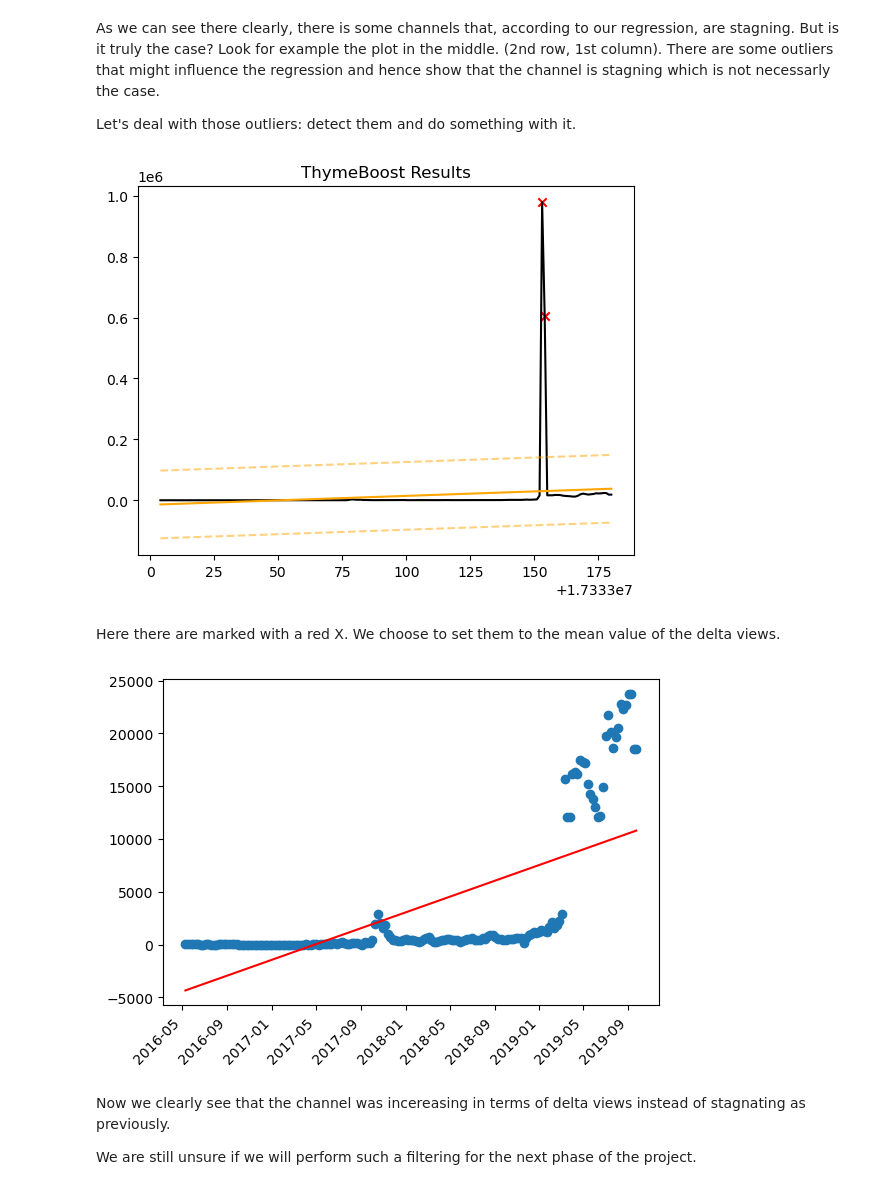
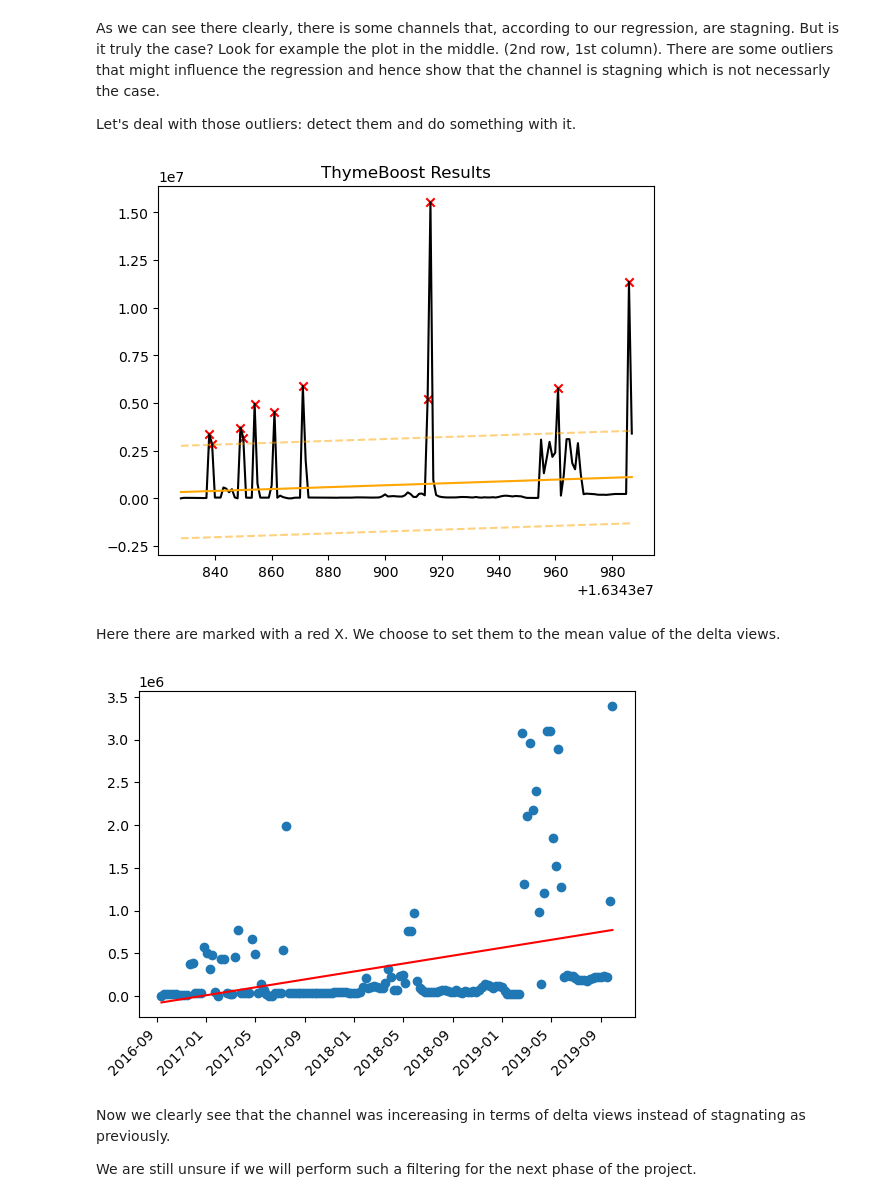
Before and after one commit to epfl-ada/ada-2022-project-pinacolada, a Jupyter notebook: notebook.ipynb, the cells around one changed output. Drawn from its saved outputs; the diff is of its cells as text; code cells hidden in the pictures.

```diff
--- a/notebook.ipynb
+++ b/notebook.ipynb
@@ -161,6 +163,6 @@ ax.grid()
 # %% [markdown]
 From the graph above, we can see that there is relatively big expansion of the number of channels from 2016 to 2017 and grows slower after. From that we decide to pick only timeseries starting timestamp in January 2017. Also we decide to take channels that have at least 140 timestamps (which correspond to ~3 years)
 # %%
-timeseries_filtered = timeseries[timeseries.datetime > pd.to_datetime("2017-3-1")]
+timeseries_filtered = timeseries[timeseries.datetime >= pd.to_datetime("2017-3-1")]
 print("We know have {} datapoints".format(len(timeseries_filtered)))
 # %% [output]
@@ -229,7 +231,7 @@ plt.show()
 # %% [markdown]
 Here you can see that we have the correct number of timestamp that we found in the graph above. Because of this given distribution, we decided to only keep timseries with a small amount of missing timestamps.
 # %%
-big_timeseries_sizes = timeseries_sizes[timeseries_sizes.values >= 142]
+big_timeseries_sizes = timeseries_sizes[timeseries_sizes.values >= 135]
 long_timeseries = timeseries[timeseries['channel'].isin(big_timeseries_sizes.index)]
 print(len(long_timeseries))
 long_timeseries.head()
@@ -268,7 +270,7 @@ Most of the channels have delta_views's mean between 8k - 28k
 Loop over all channels to compute the slope and intercept value used for the linear regression. All data are min-max normalize.
 # %%
 slopes = []
-for name, channel_df in long_timeseries.groupby('channel'):
+for name, channel_df in tqdm(long_timeseries.groupby('channel')):
     dv = channel_df['delta_views']
     normalized_df=(dv-dv.min())/(dv.max() - dv.min())
     res = stats.linregress(range(len(channel_df)), normalized_df.values)
@@ -335,7 +337,7 @@ As we can see there clearly, there is some channels that, according to our regre
 Let's deal with those outliers: detect them and do something with it.
 # %%
 boosted_model = tb.ThymeBoost()
-idx = int(len(slopes_sort) /2)
+idx = int(len(slopes_sort) / 2) + 4
 df = long_timeseries[long_timeseries['channel'] == slopes_sort[idx][0]]
 output = boosted_model.detect_outliers(df['delta_views'],
                                        trend_estimator='linear',
@@ -344,19 +346,22 @@ output = boosted_model.detect_outliers(df['delta_views'],
                                        fit_type='global')
 boosted_model.plot_results(output)
 # %% [output]
-[figure, old version]
+[figure, new version]
 # %% [markdown]
 Here there are marked with a red X. We choose to set them to the mean value of the delta views.
 # %%
 fig, ax = plt.subplots()
-mean = output.y.mean()
-output[output.outliers] = mean
-res = stats.linregress(range(len(output)), output.y)
-ax.scatter(df.datetime, output.y)
+# print(output[output.outliers].y)
+df_out = output.y.copy()
+df_out[output.outliers] = output[output.outliers].yhat
+# print(output[output.outliers].yhat)
+# print(output[output.outliers].y)
+res = stats.linregress(range(len(output)), df_out)
+ax.scatter(df.datetime, df_out)
 ax.plot(df.datetime, res.intercept + range(len(output)) * res.slope, color="red")
 fig.autofmt_xdate(rotation=45)
 # %% [output]
-[figure, old version]
+[figure, new version]
 # %% [markdown]
 Now we clearly see that the channel was incereasing in terms of delta views instead of stagnating as previously.
 
```
Also changed, not shown: parts of 9 cells of this notebook.
